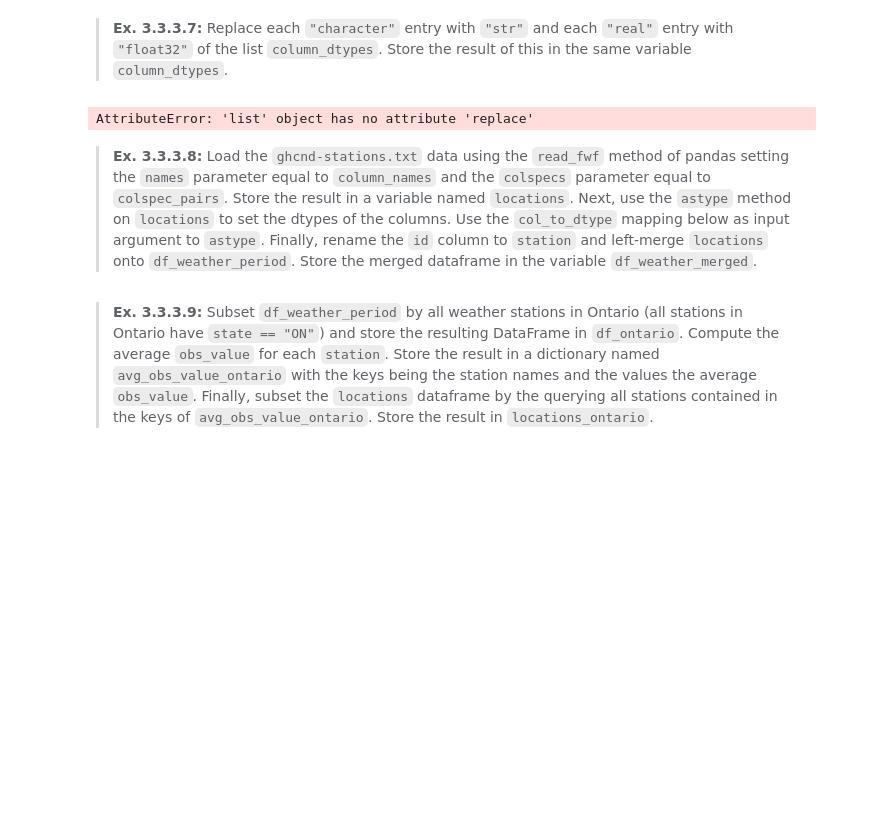
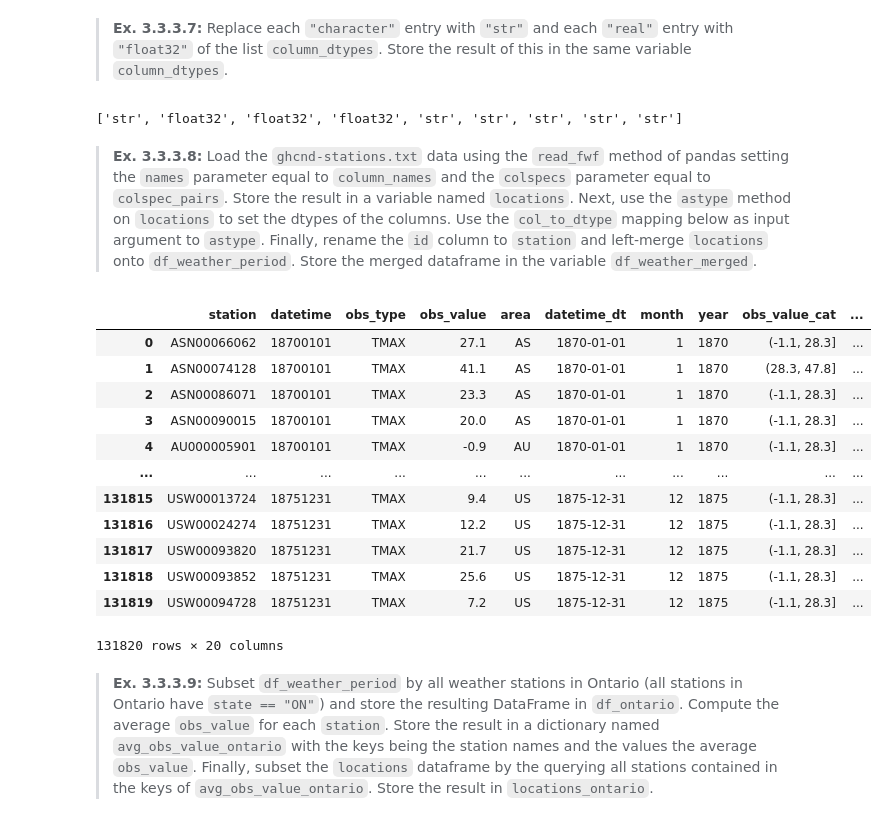
Before and after one commit to Bernseng/ISDS, a Jupyter notebook: assignments/assignment1/assignment_1.ipynb, the cells around one changed output. Drawn from its saved outputs; the diff is of its cells as text; code cells hidden in the pictures; blank space fills up the shorter version.

```diff
--- a/assignments/assignment1/assignment_1.ipynb
+++ b/assignments/assignment1/assignment_1.ipynb
@@ -386,9 +386,9 @@ column_names = get_column_names(lines)
 column_dtypes = get_column_dtypes(lines)
 # %% [markdown]
 > **Ex. 3.3.3.7:** Replace each `"character"` entry with `"str"` and each `"real"` entry with `"float32"` of the list `column_dtypes`. Store the result of this in the same variable `column_dtypes`.
-# %%
-column_dtypes.replace('character', 'str')
-# %% [output]
-AttributeError: 'list' object has no attribute 'replace'
+# %%
+column_dtypes = [s.replace('Character', 'str').replace('Real', 'float32') for s in column_dtypes]
+# %% [output]
+['str', 'float32', 'float32', 'float32', 'str', 'str', 'str', 'str', 'str']
 # %% [markdown]
 > **Ex. 3.3.3.8:** Load the `ghcnd-stations.txt` data using the `read_fwf` method of pandas setting the `names` parameter equal to `column_names` and the `colspecs` parameter equal to  `colspec_pairs`. Store the result in a variable named `locations`. Next, use the `astype` method on `locations` to set the dtypes of the columns. Use the `col_to_dtype` mapping below as input argument to `astype`. Finally, rename the `id` column to `station` and left-merge `locations` onto `df_weather_period`. Store the merged dataframe in the variable `df_weather_merged`.
@@ -400,2 +395,28 @@ raise NotImplementedError()
+# %%
+col_to_dtype = dict(zip(column_names, column_dtypes))
+
+locations = pd.read_fwf(fp_data / 'ghcnd-stations.txt', names=column_names, colspecs=colspec_pairs)
+
+locations.astype(col_to_dtype)
+
+locations.rename({'ID': 'station'}, axis=1, inplace=True)
+
+df_weather_merged = pd.merge(df_weather_period, locations, how='left')
+
+df_weather_merged
+# %% [output]
+|  | station | datetime | obs_type | obs_value | area | datetime_dt | month | year | obs_value_cat | ... |
+| 0 | ASN00066062 | 18700101 | TMAX | 27.1 | AS | 1870-01-01 | 1 | 1870 | (-1.1, 28.3] | ... |
+| 1 | ASN00074128 | 18700101 | TMAX | 41.1 | AS | 1870-01-01 | 1 | 1870 | (28.3, 47.8] | ... |
+| 2 | ASN00086071 | 18700101 | TMAX | 23.3 | AS | 1870-01-01 | 1 | 1870 | (-1.1, 28.3] | ... |
+| 3 | ASN00090015 | 18700101 | TMAX | 20.0 | AS | 1870-01-01 | 1 | 1870 | (-1.1, 28.3] | ... |
+| 4 | AU000005901 | 18700101 | TMAX | -0.9 | AU | 1870-01-01 | 1 | 1870 | (-1.1, 28.3] | ... |
+| ... | ... | ... | ... | ... | ... | ... | ... | ... | ... | ... |
+| 131815 | USW00013724 | 18751231 | TMAX | 9.4 | US | 1875-12-31 | 12 | 1875 | (-1.1, 28.3] | ... |
+| 131816 | USW00024274 | 18751231 | TMAX | 12.2 | US | 1875-12-31 | 12 | 1875 | (-1.1, 28.3] | ... |
+| 131817 | USW00093820 | 18751231 | TMAX | 21.7 | US | 1875-12-31 | 12 | 1875 | (-1.1, 28.3] | ... |
+| 131818 | USW00093852 | 18751231 | TMAX | 25.6 | US | 1875-12-31 | 12 | 1875 | (-1.1, 28.3] | ... |
+| 131819 | USW00094728 | 18751231 | TMAX | 7.2 | US | 1875-12-31 | 12 | 1875 | (-1.1, 28.3] | ... |
+131820 rows × 20 columns
 # %% [markdown]
 > **Ex. 3.3.3.9:** Subset `df_weather_period` by all weather stations in Ontario (all stations in Ontario have `state == "ON"`) and store the resulting DataFrame in `df_ontario`. Compute the average `obs_value` for each `station`. Store the result in a dictionary named `avg_obs_value_ontario` with the keys being the station names and the values the average `obs_value`. Finally, subset the `locations` dataframe by the querying all stations contained in the keys of `avg_obs_value_ontario`. Store the result in `locations_ontario`.
```
Also changed, not shown: parts of 5 cells of this notebook.
